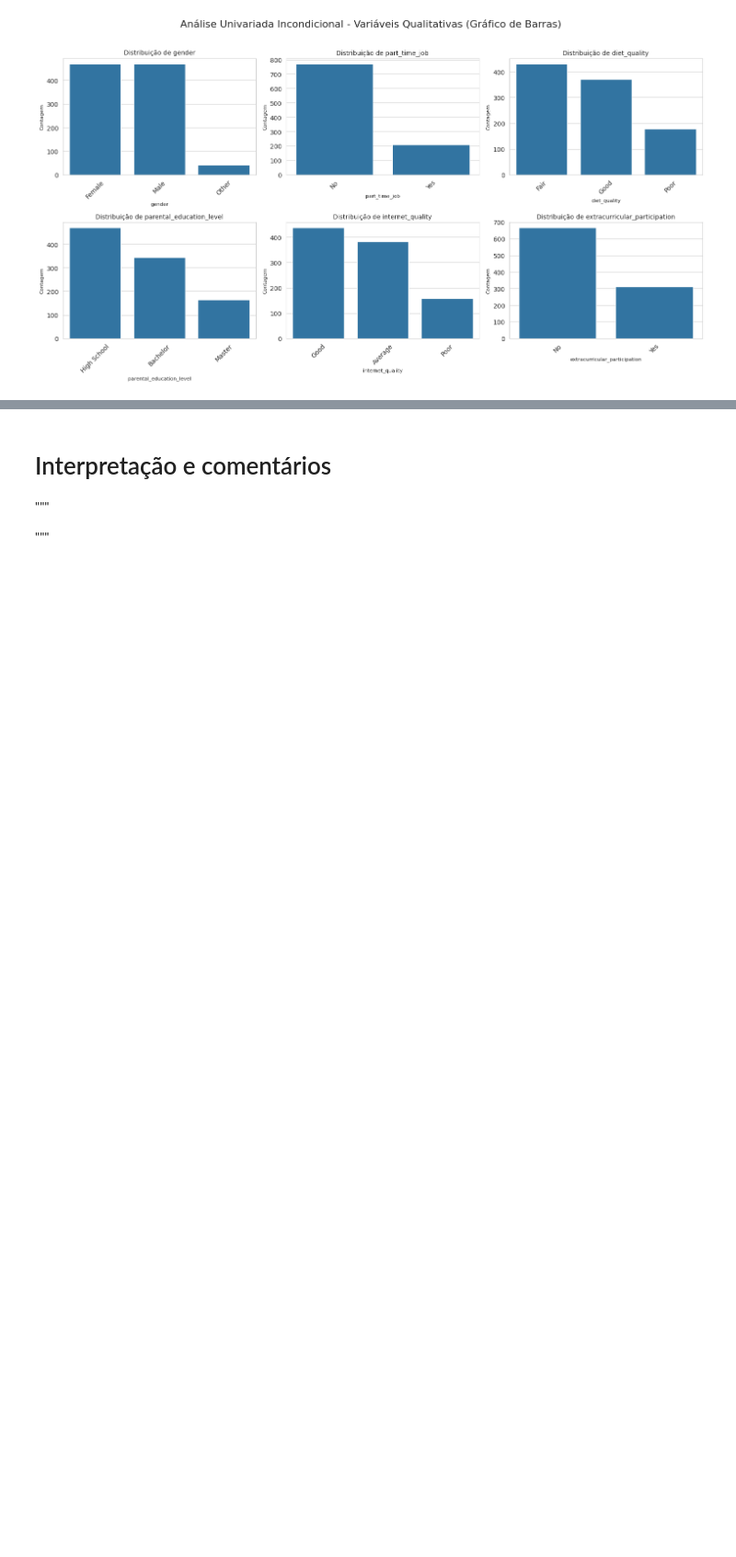
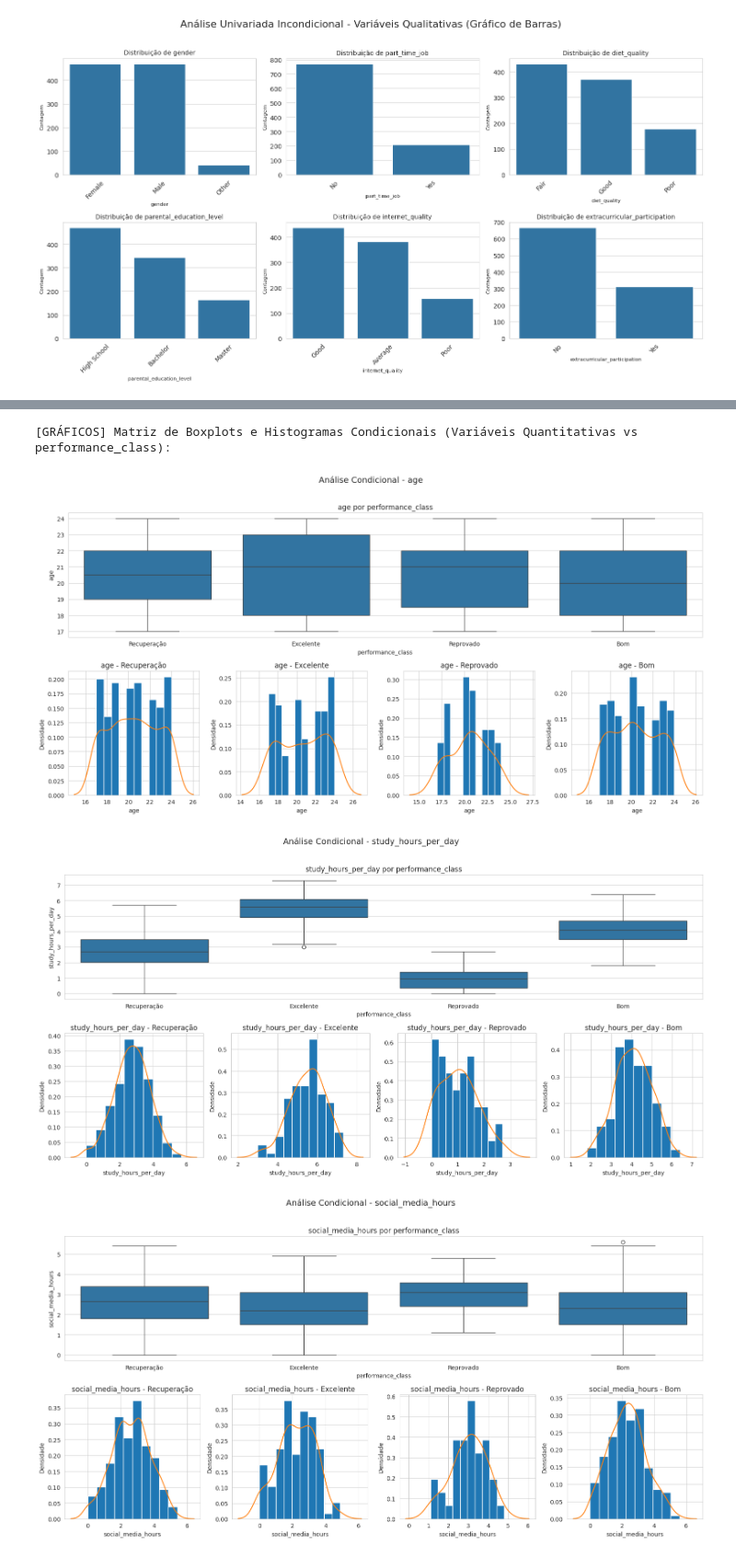
Before and after one commit to MRGdSFS/HW1----ICA-2025.2, a Jupyter notebook: notebooks/02_analise_univariada.ipynb, the cells around one changed output, grey strips where cells are left out. Shown at 92% size. Cells and saved outputs as stored; diff of their text form; code cells hidden in the pictures; blank space fills up the shorter version.

```diff
--- a/notebooks/02_analise_univariada.ipynb
+++ b/notebooks/02_analise_univariada.ipynb
@@ -283,7 +289,10 @@ Agora, vamos analisar as mesmas variáveis numéricas e categóricas, mas separa
 de acordo com a variável de classe 'Performance' vinda do agrupamento de exam\_score.
 Isso permite identificar diferenças entre os grupos, ou seja, poderíamos ter por exemplo um gráfico que mostrasse as horas de estudo condicionadas à categoria "Reprovado" e nele observaríamos um "pico" da frequência com uma quantidade de horas pequena. indicanto uma relação óbvia de quanto menos horas de estudo -> maior frequência na categoria de "Reprovado"
-# %% [markdown]
-# Interpretação e comentários
-"""
-
-"""
+# %%
+print(f"\n[GRÁFICOS] Matriz de Boxplots e Histogramas Condicionais (Variáveis Quantitativas vs performance_class):")
+au.plot_matriz_condicional_quantitativa(df_limpo, quantitativas, 'performance_class')
+# %% [output]
+[GRÁFICOS] Matriz de Boxplots e Histogramas Condicionais (Variáveis Quantitativas vs performance_class):
+[figure, added]
+[figure, added]
+[figure, added]
```
Also changed, not shown: parts of 16 cells of this notebook, 1 other file.
